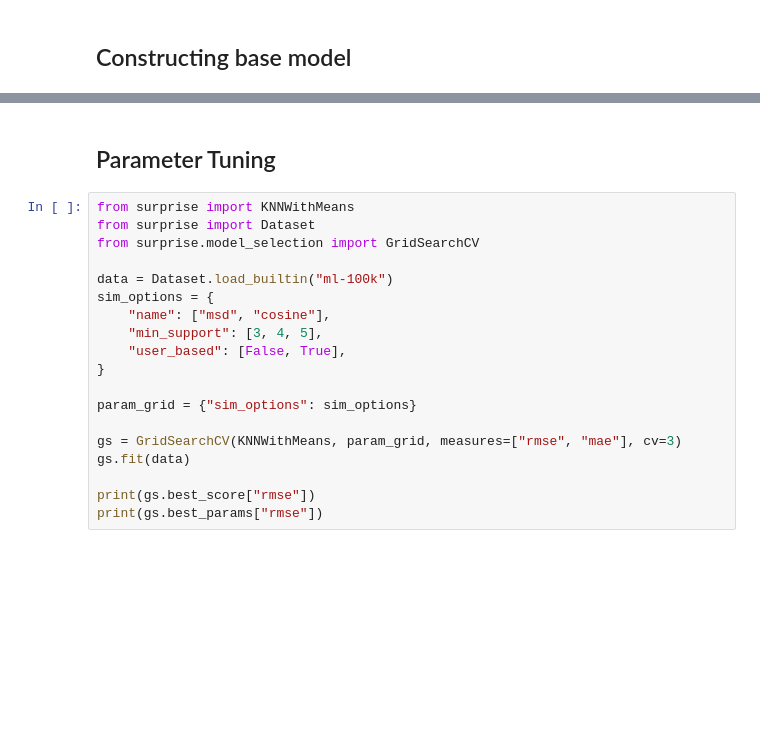
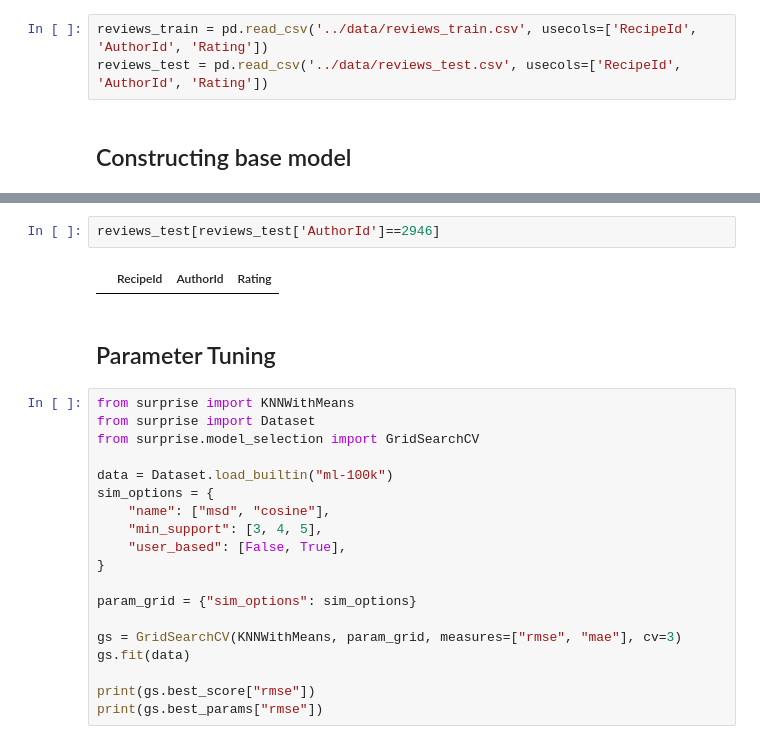
Before and after one commit to AghilZadeh/PlateMate, a Jupyter notebook: notebooks/model_dev.ipynb, the cells around one changed output, grey strips where cells are left out. Cells and saved outputs as stored; diff of their text form; blank space fills up the shorter version.

```diff
--- a/notebooks/model_dev.ipynb
+++ b/notebooks/model_dev.ipynb
@@ -8,2 +10,5 @@ from surprise import KNNWithMeans
+# %%
+reviews_train = pd.read_csv('../data/reviews_train.csv', usecols=['RecipeId', 'AuthorId', 'Rating'])
+reviews_test = pd.read_csv('../data/reviews_test.csv', usecols=['RecipeId', 'AuthorId', 'Rating'])
 # %% [markdown]
 ## Constructing base model
@@ -53,3 +61,7 @@ prediction.est
+# %%
+reviews_test[reviews_test['AuthorId']==2946]
+# %% [output]
+|  | RecipeId | AuthorId | Rating |
 # %% [markdown]
 ## Parameter Tuning
 # %%
```
Also changed, not shown: parts of 6 cells of this notebook, 5 other files.
